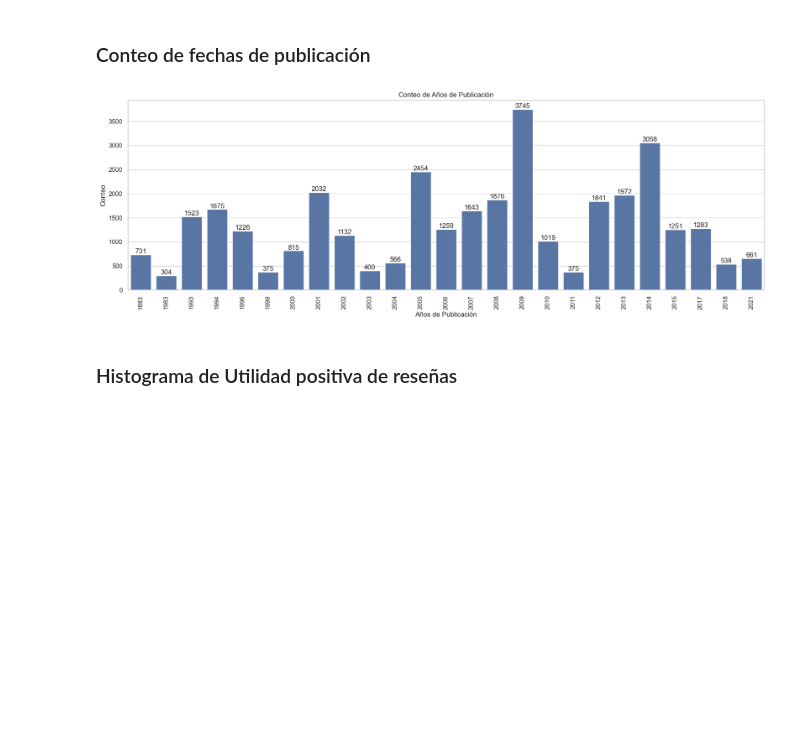
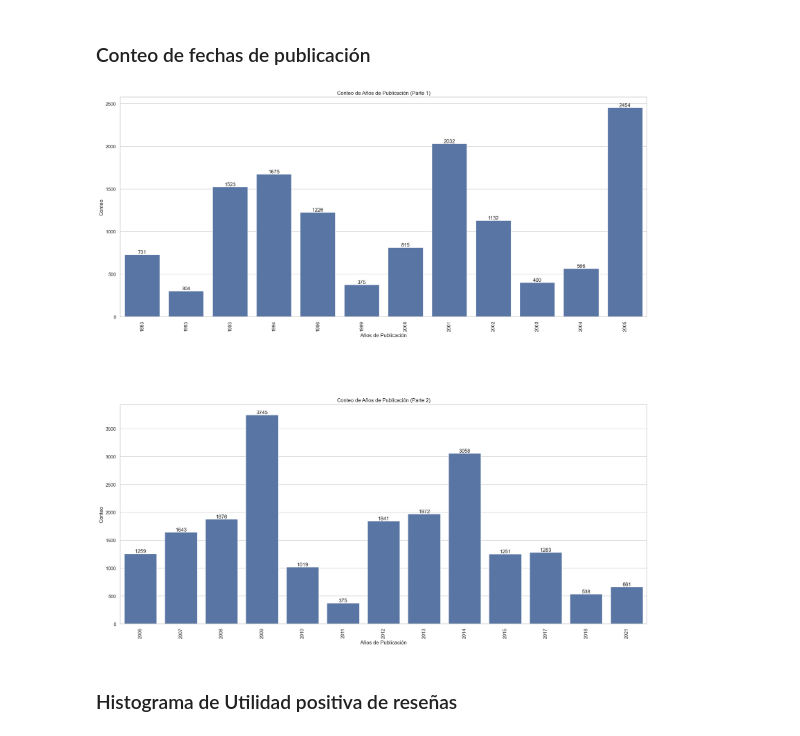
Before and after one commit to EmmaGalizio/Data-Science-Ammazon-Books-Reviews, a Jupyter notebook: TPI_copia.ipynb, the cells around one changed output. Drawn from its saved outputs; the diff is of its cells as text; code cells hidden in the pictures; blank space fills up the shorter version.

```diff
--- a/TPI_copia.ipynb
+++ b/TPI_copia.ipynb
@@ -1295,23 +1337,44 @@ plt.show()
 # %% [markdown]
 ### Conteo de fechas de publicación
-# %%
-sns.set(style="whitegrid")
-
-# Crea el gráfico de barras
-plt.figure(figsize=(20, 6))  # Tamaño del gráfico (opcional)
-sns.barplot(x=conteo_fechas_publi.index, y=conteo_fechas_publi.values)
-
-# Configura las etiquetas de los ejes y el título (opcional)
-plt.xlabel('Años de Publicación')
-plt.ylabel('Conteo')
-plt.title('Conteo de Años de Publicación')
-for i, v in enumerate(conteo_fechas_publi.values):
-    plt.text(i, v, str(v), ha='center', va='bottom')
-# Muestra el gráfico
-plt.xticks(rotation=90)  # Rotación de las etiquetas del eje x (opcional)
-plt.show()
-# %% [output]
-[figure, removed]
+# %%
+mitad = len(conteo_fechas_publi) // 2
+primer_conjunto = conteo_fechas_publi[:mitad]
+segundo_conjunto = conteo_fechas_publi[mitad:]
+
+# Crea una figura con dos filas y un solo subgráfico en cada fila
+fig, axes = plt.subplots(2, 1, figsize=(18, 18))
+
+# Subgráfico 1: Primer conjunto de datos
+sns.barplot(x=primer_conjunto.index, y=primer_conjunto.values, ax=axes[0])
+axes[0].set_xlabel('Años de Publicación')
+axes[0].set_ylabel('Conteo')
+axes[0].set_title('Conteo de Años de Publicación (Parte 1)')
+
+# Agrega etiquetas con los valores en el primer subgráfico
+for i, v in enumerate(primer_conjunto.values):
+    axes[0].text(i, v, str(v), ha='center', va='bottom')
+
+# Subgráfico 2: Segundo conjunto de datos
+sns.barplot(x=segundo_conjunto.index, y=segundo_conjunto.values, ax=axes[1])
+axes[1].set_xlabel('Años de Publicación')
+axes[1].set_ylabel('Conteo')
+axes[1].set_title('Conteo de Años de Publicación (Parte 2)')
+
+# Agrega etiquetas con los valores en el segundo subgráfico
+for i, v in enumerate(segundo_conjunto.values):
+    axes[1].text(i, v, str(v), ha='center', va='bottom')
+
+# Ajusta el espacio entre los subgráficos para mejorar la visualización
+plt.tight_layout()
+
+# Muestra los subgráficos
+plt.subplots_adjust(hspace=0.4)
+axes[0].set_xticklabels(axes[0].get_xticklabels(), rotation=90)
+axes[1].set_xticklabels(axes[1].get_xticklabels(), rotation=90)
+
+plt.show()
+# %% [output]
+[figure, added]
 # %% [markdown]
 ### Histograma de Utilidad positiva de reseñas
 # %%
```
Also changed, not shown: parts of 12 cells of this notebook, 1 other file.
